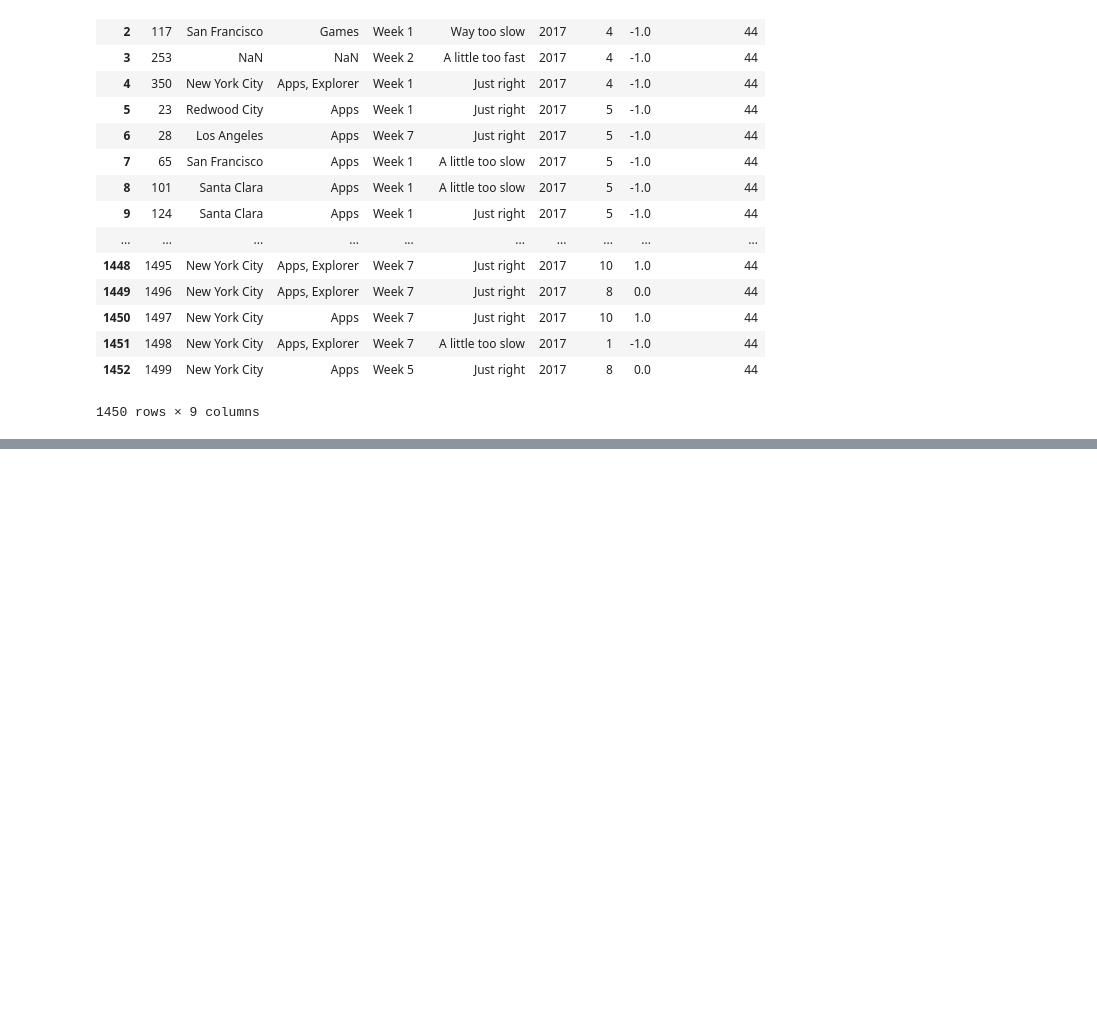
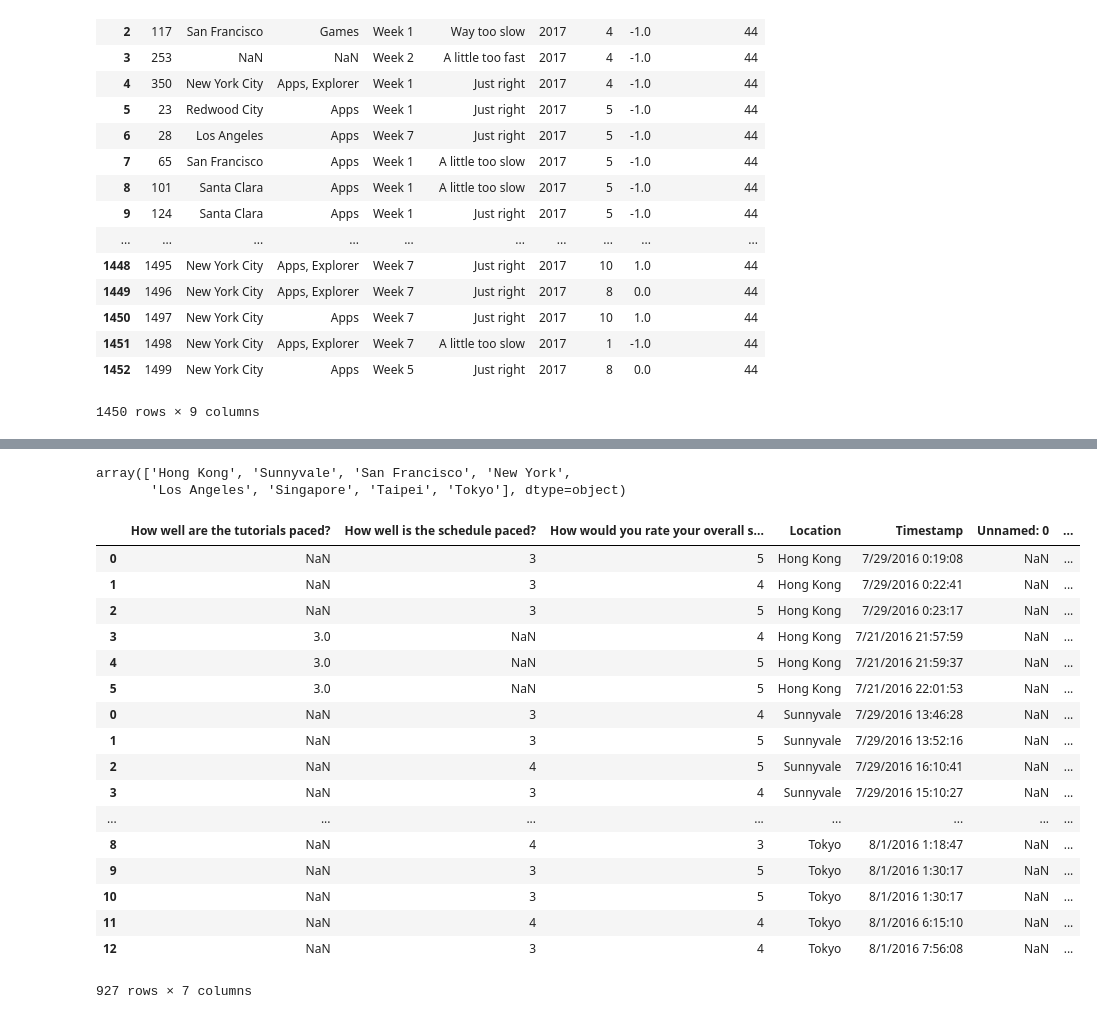
Before and after one commit to jamiejamiebobamie/dataScience1.1, a Jupyter notebook: nps_tutorial.ipynb, the cells around one changed output, grey strips where cells are left out. Saved outputs shown, nothing was run; the diff lists cells and outputs as text; code cells hidden in the pictures; blank space fills up the shorter version.

```diff
--- a/nps_tutorial.ipynb
+++ b/nps_tutorial.ipynb
@@ -501,0 +760,4 @@ df
+# %%
+df["Location"] = "Tokyo"
+# %%
+df_Tokyo = df
@@ -501,0 +859,5 @@ df
+# %%
+frames = [df_HK, df_SV, df_SF, df_NY, df_LA, df_SG, df_Taipei, df_Tokyo]
+# %%
+df_2016 = pd.concat(frames)
+df_2016.head()
@@ -501,0 +910,26 @@ df
+# %%
+df_2016["Location"].unique()
+# %% [output]
+array(['Hong Kong', 'Sunnyvale', 'San Francisco', 'New York',
+       'Los Angeles', 'Singapore', 'Taipei', 'Tokyo'], dtype=object)
+# %%
+df_2016
+# %% [output]
+|  | How well are the tutorials paced? | How well is the schedule paced? | How would you rate your overall s... | Location | Timestamp | Unnamed: 0 | ... |
+| 0 | NaN | 3 | 5 | Hong Kong | 7/29/2016 0:19:08 | NaN | ... |
+| 1 | NaN | 3 | 4 | Hong Kong | 7/29/2016 0:22:41 | NaN | ... |
+| 2 | NaN | 3 | 5 | Hong Kong | 7/29/2016 0:23:17 | NaN | ... |
+| 3 | 3.0 | NaN | 4 | Hong Kong | 7/21/2016 21:57:59 | NaN | ... |
+| 4 | 3.0 | NaN | 5 | Hong Kong | 7/21/2016 21:59:37 | NaN | ... |
+| 5 | 3.0 | NaN | 5 | Hong Kong | 7/21/2016 22:01:53 | NaN | ... |
+| 0 | NaN | 3 | 4 | Sunnyvale | 7/29/2016 13:46:28 | NaN | ... |
+| 1 | NaN | 3 | 5 | Sunnyvale | 7/29/2016 13:52:16 | NaN | ... |
+| 2 | NaN | 4 | 5 | Sunnyvale | 7/29/2016 16:10:41 | NaN | ... |
+| 3 | NaN | 3 | 4 | Sunnyvale | 7/29/2016 15:10:27 | NaN | ... |
+| ... | ... | ... | ... | ... | ... | ... | ... |
+| 8 | NaN | 4 | 3 | Tokyo | 8/1/2016 1:18:47 | NaN | ... |
+| 9 | NaN | 3 | 5 | Tokyo | 8/1/2016 1:30:17 | NaN | ... |
+| 10 | NaN | 3 | 5 | Tokyo | 8/1/2016 1:30:17 | NaN | ... |
+| 11 | NaN | 4 | 4 | Tokyo | 8/1/2016 6:15:10 | NaN | ... |
+| 12 | NaN | 3 | 4 | Tokyo | 8/1/2016 7:56:08 | NaN | ... |
+927 rows × 7 columns
```
Also changed, not shown: parts of 62 cells of this notebook, 40 other files.
